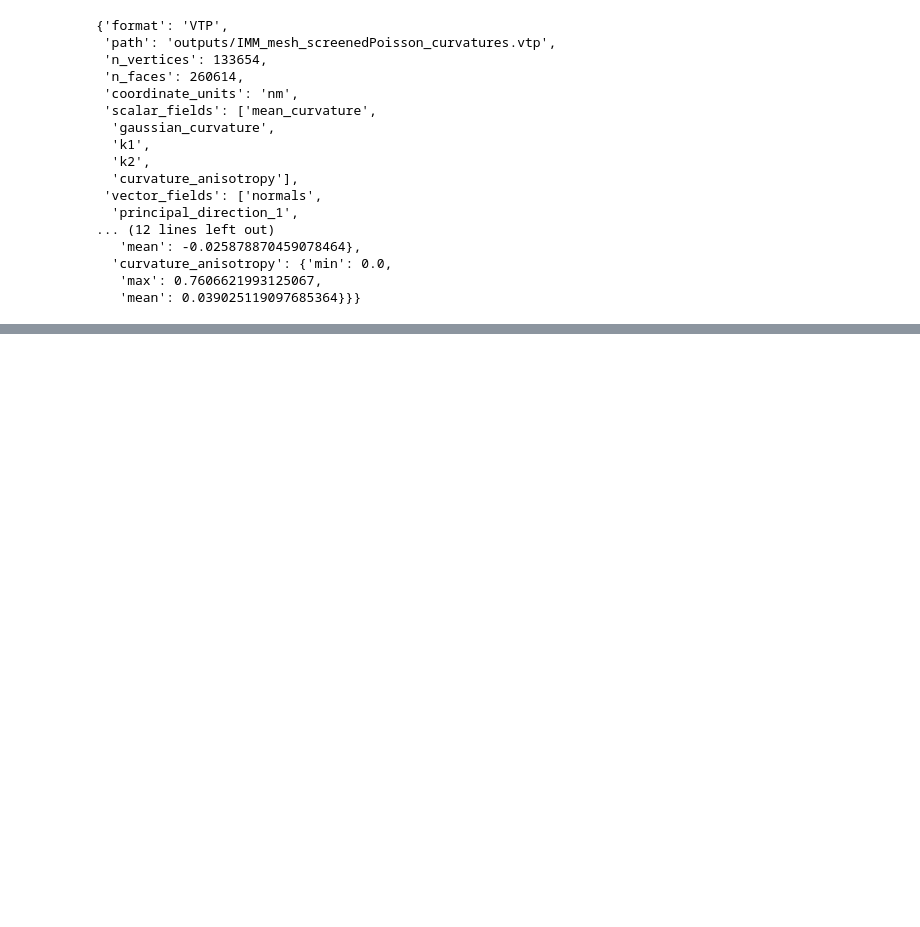
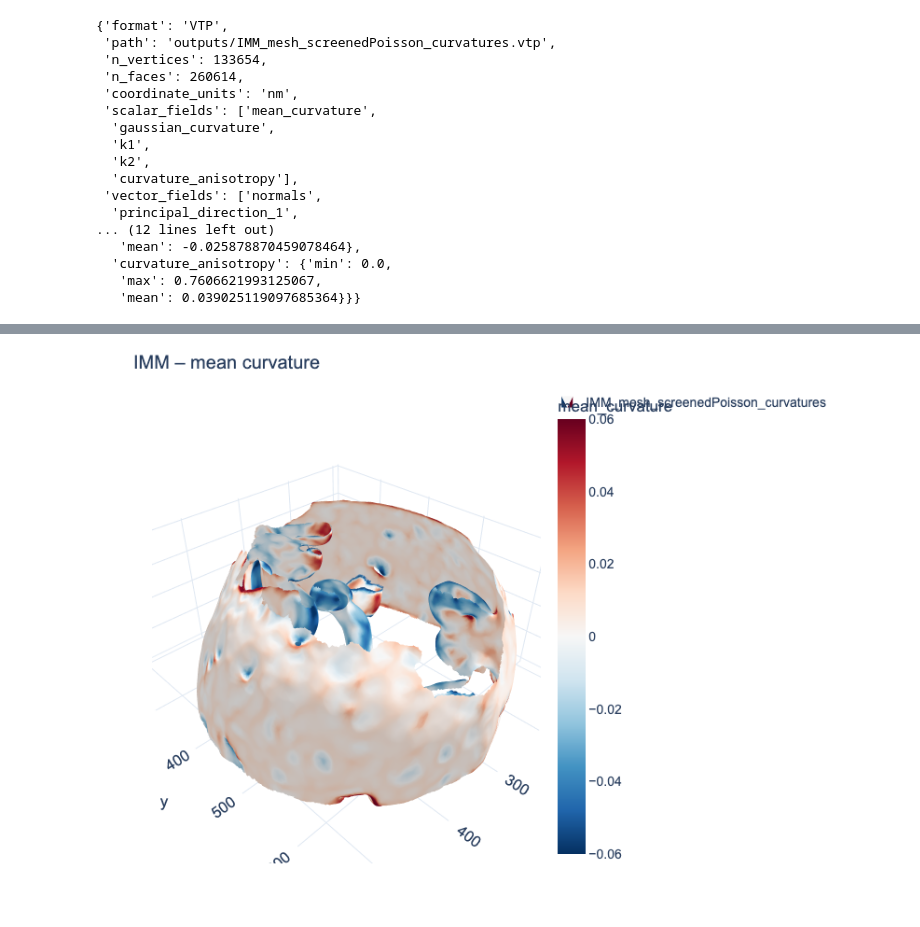
Before and after one commit to turonova/cryoCAT, a Jupyter notebook: docs/source/tutorials/compute_curvatures/compute_curvatures.ipynb, the cells around one changed output, grey strips where cells are left out. Saved outputs shown, nothing was run; the diff lists cells and outputs as text; code cells hidden in the pictures; blank space fills up the shorter version.

Commit message:
Updated curvature computation tutorial with mesh visualizations

```diff
--- a/docs/source/tutorials/compute_curvatures/compute_curvatures.ipynb
+++ b/docs/source/tutorials/compute_curvatures/compute_curvatures.ipynb
@@ -396,0 +424,4 @@ Saved mesh with curvatures to outputs/IMM_mesh_screenedPoisson_curvatures.vtp
+# %%
+Image("plots/IMM_fullmesh_meancurvature.png", width=800, height=600)
+# %% [output]
+[figure, added]
```
Also changed, not shown: parts of 15 cells of this notebook, 2 other files.
